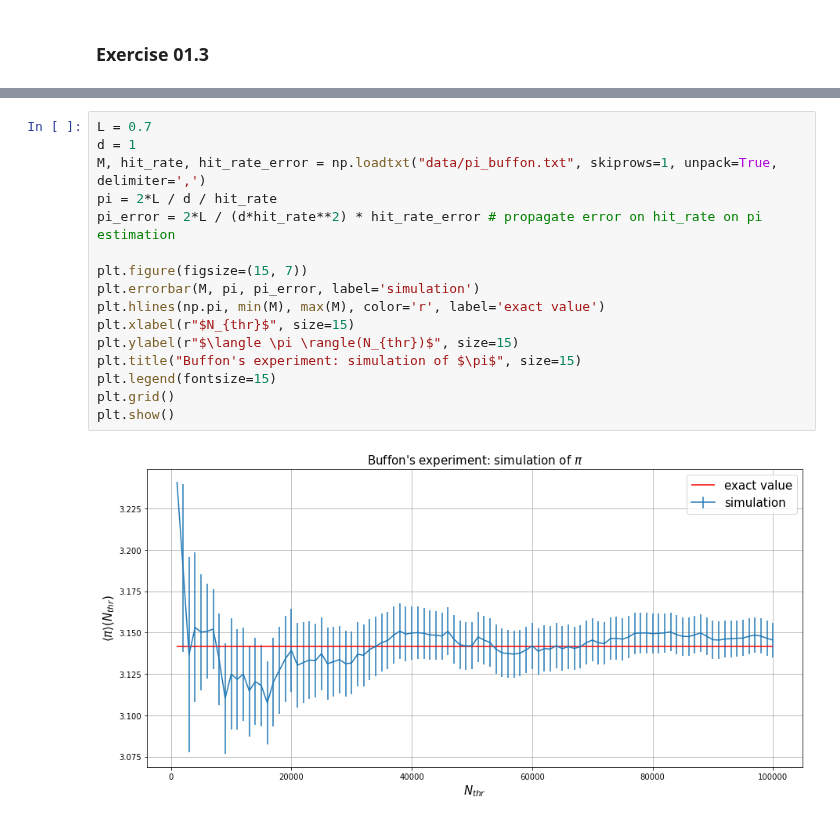
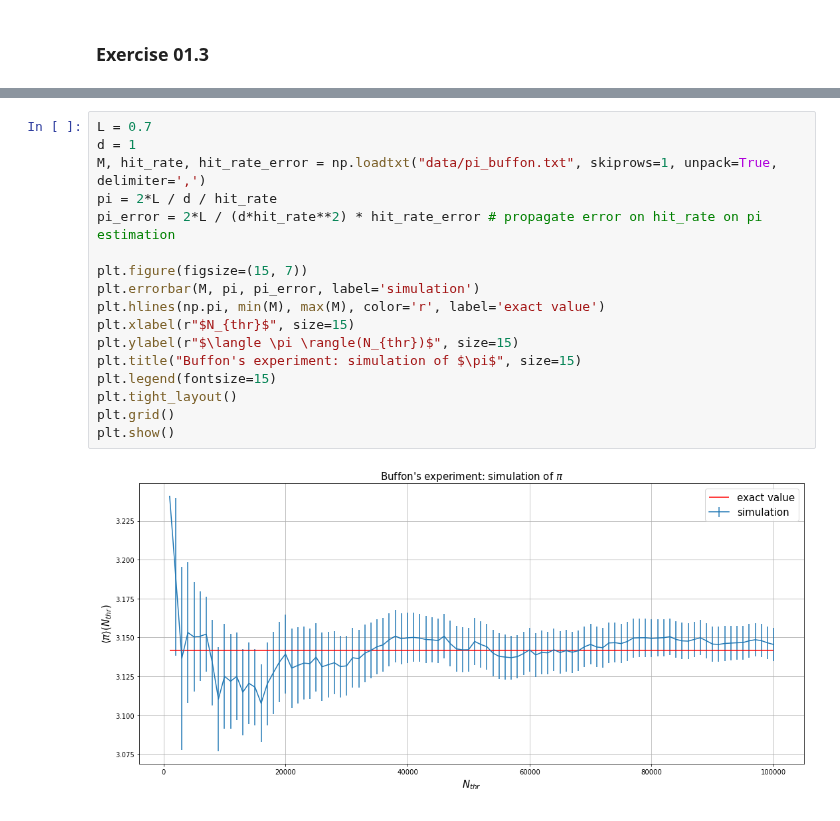
Before and after one commit to lukas-hermans/LSN_exercises, a Jupyter notebook: ex1/LSN_Exercises_01.ipynb, the cells around one changed output, grey strips where cells are left out. Drawn from its saved outputs; the diff is of its cells as text.

```diff
--- a/ex1/LSN_Exercises_01.ipynb
+++ b/ex1/LSN_Exercises_01.ipynb
@@ -211,18 +236,19 @@ In total, we throw the needle $N_{thr, max} = 10^5$ times. We use a needle lengt
 # %%
 L = 0.7
 d = 1
 M, hit_rate, hit_rate_error = np.loadtxt("data/pi_buffon.txt", skiprows=1, unpack=True, delimiter=',')
 pi = 2*L / d / hit_rate
 pi_error = 2*L / (d*hit_rate**2) * hit_rate_error # propagate error on hit_rate on pi estimation
 
 plt.figure(figsize=(15, 7))
 plt.errorbar(M, pi, pi_error, label='simulation')
 plt.hlines(np.pi, min(M), max(M), color='r', label='exact value')
 plt.xlabel(r"$N_{thr}$", size=15)
 plt.ylabel(r"$\langle \pi \rangle(N_{thr})$", size=15)
 plt.title("Buffon's experiment: simulation of $\pi$", size=15)
 plt.legend(fontsize=15)
+plt.tight_layout()
 plt.grid()
 plt.show()
 # %% [output]
-[figure, old version]
+[figure, new version]
```
Also changed, not shown: parts of 14 cells of this notebook, 7 other files.
